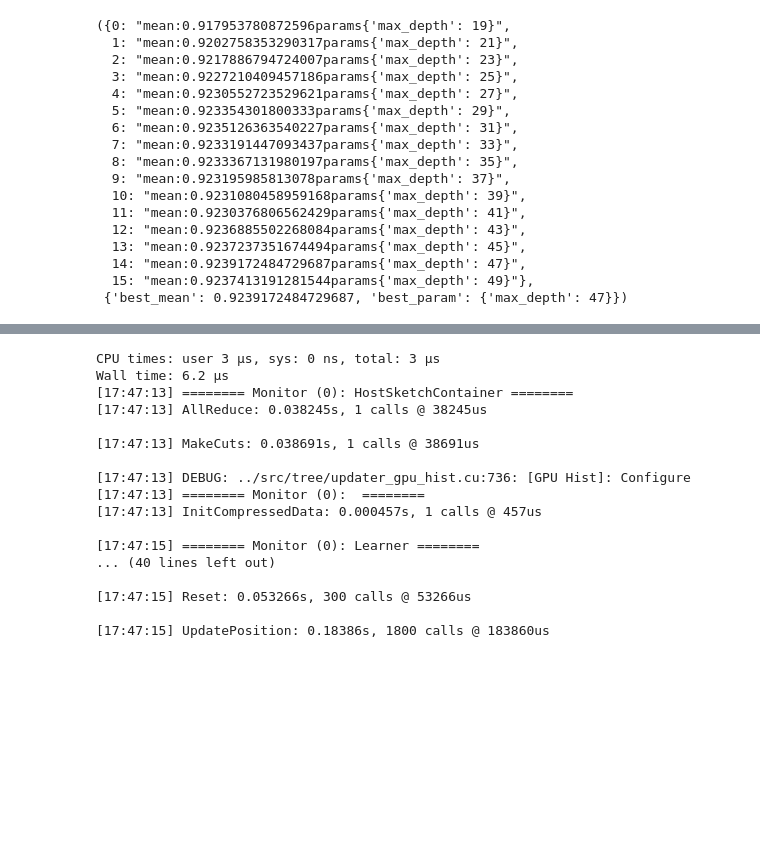
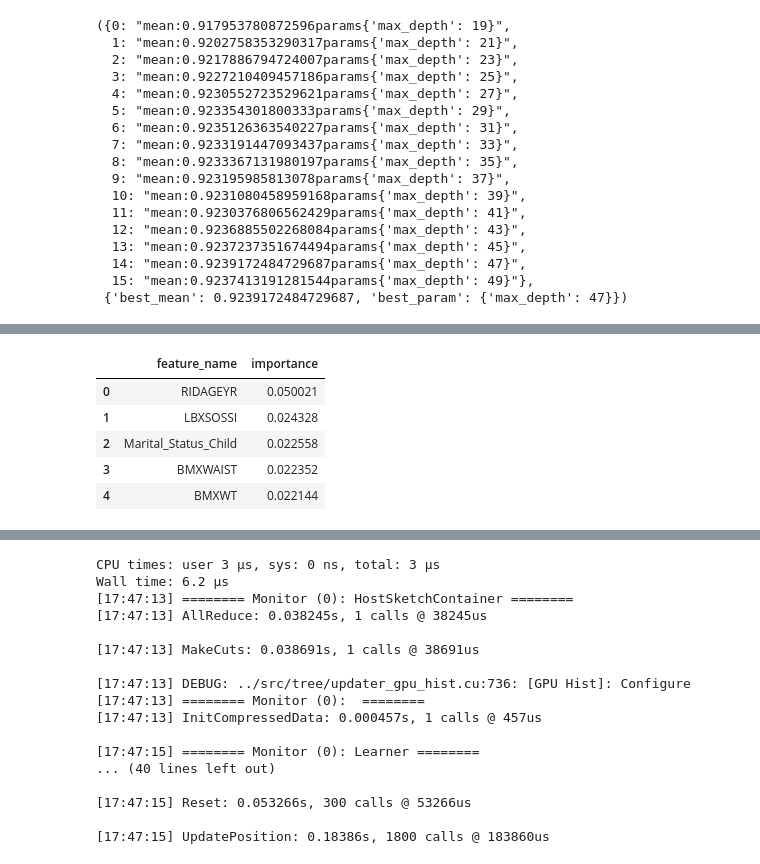
Before and after one commit to KarolMc/msc_dissertation, a Jupyter notebook: XGBoostGPU.ipynb, the cells around one changed output, grey strips where cells are left out. Cells and saved outputs as stored; diff of their text form; code cells hidden in the pictures; blank space fills up the shorter version.

```diff
--- a/XGBoostGPU.ipynb
+++ b/XGBoostGPU.ipynb
@@ -506,2 +541,28 @@ print('Test F1-Score(Micro):'+str(f1_score(training_data['Y_test'], predicted_la
 # %%
 import seaborn as sns
+# %%
+
+
+feats = {} # a dict to hold feature_name: feature_importance
+for feature, importance in zip(features, final_clf.feature_importances_):
+    feats[feature] = importance #add the name/value pair
+
+importances = pd.DataFrame.from_dict(feats, orient='index').rename(columns={0: 'Gini-importance'})
+importances.sort_values(by='Gini-importance', inplace=True, ascending=False)
+
+importances['Gini-importance'].describe()
+
+top_importances = importances[importances['Gini-importance']>0.007555]
+
+top_importances.reset_index(inplace =True)
+
+top_importances.columns =['feature_name', 'importance']
+
+top_importances.head()
+# %% [output]
+|  | feature_name | importance |
+| 0 | RIDAGEYR | 0.050021 |
+| 1 | LBXSOSSI | 0.024328 |
+| 2 | Marital_Status_Child | 0.022558 |
+| 3 | BMXWAIST | 0.022352 |
+| 4 | BMXWT | 0.022144 |
```
Also changed, not shown: parts of 6 cells of this notebook.
